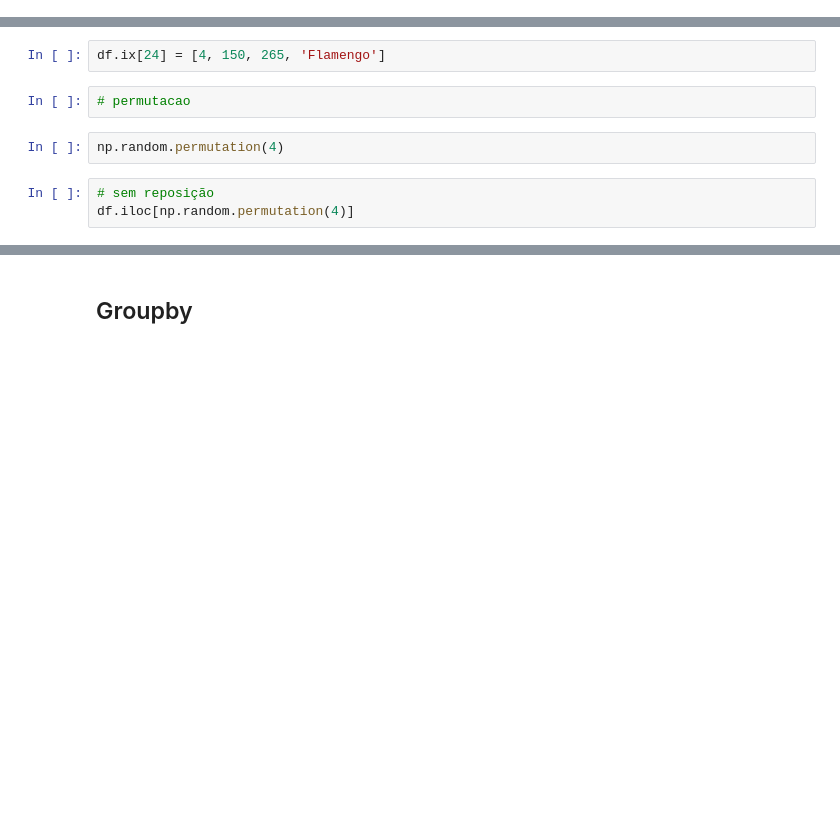
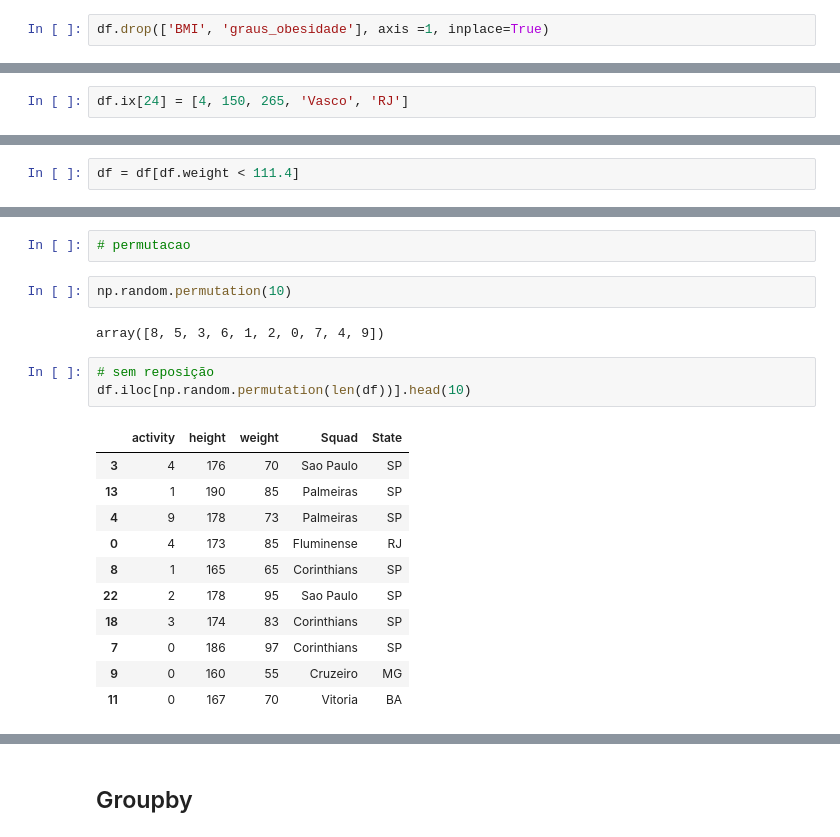
Before and after one commit to hitoshinagano/Locaweb_aulas, a Jupyter notebook: Aula.ipynb, the cells around one changed output, grey strips where cells are left out. Saved outputs shown, nothing was run; the diff lists cells and outputs as text; blank space fills up the shorter version.

```diff
--- a/Aula.ipynb
+++ b/Aula.ipynb
@@ -804,0 +1136,2 @@ df['graus_obesidade'] = pd.cut(df.BMI, [0,18.5, 25, 30, 35, 40, np.inf])
+# %%
+df.drop(['BMI', 'graus_obesidade'], axis =1, inplace=True)
@@ -805,2 +1147,4 @@ df['graus_obesidade'] = pd.cut(df.BMI, [0,18.5, 25, 30, 35, 40, np.inf])
 # %%
 # outliers
+# %%
+df.ix[24] = [4, 150, 265, 'Vasco', 'RJ']
@@ -807,2 +1181,4 @@ df['graus_obesidade'] = pd.cut(df.BMI, [0,18.5, 25, 30, 35, 40, np.inf])
+# %%
+df = df[df.weight < 111.4]
 # %%
 df
@@ -814,9 +1203,21 @@ df
-# %%
-df.ix[24] = [4, 150, 265, 'Flamengo']
 # %%
 # permutacao
 # %%
-np.random.permutation(4)
+np.random.permutation(10)
+# %% [output]
+array([8, 5, 3, 6, 1, 2, 0, 7, 4, 9])
 # %%
 # sem reposição
-df.iloc[np.random.permutation(4)]
+df.iloc[np.random.permutation(len(df))].head(10)
+# %% [output]
+|  | activity | height | weight | Squad | State |
+| 3 | 4 | 176 | 70 | Sao Paulo | SP |
+| 13 | 1 | 190 | 85 | Palmeiras | SP |
+| 4 | 9 | 178 | 73 | Palmeiras | SP |
+| 0 | 4 | 173 | 85 | Fluminense | RJ |
+| 8 | 1 | 165 | 65 | Corinthians | SP |
+| 22 | 2 | 178 | 95 | Sao Paulo | SP |
+| 18 | 3 | 174 | 83 | Corinthians | SP |
+| 7 | 0 | 186 | 97 | Corinthians | SP |
+| 9 | 0 | 160 | 55 | Cruzeiro | MG |
+| 11 | 0 | 167 | 70 | Vitoria | BA |
```
Also changed, not shown: parts of 88 cells of this notebook.
